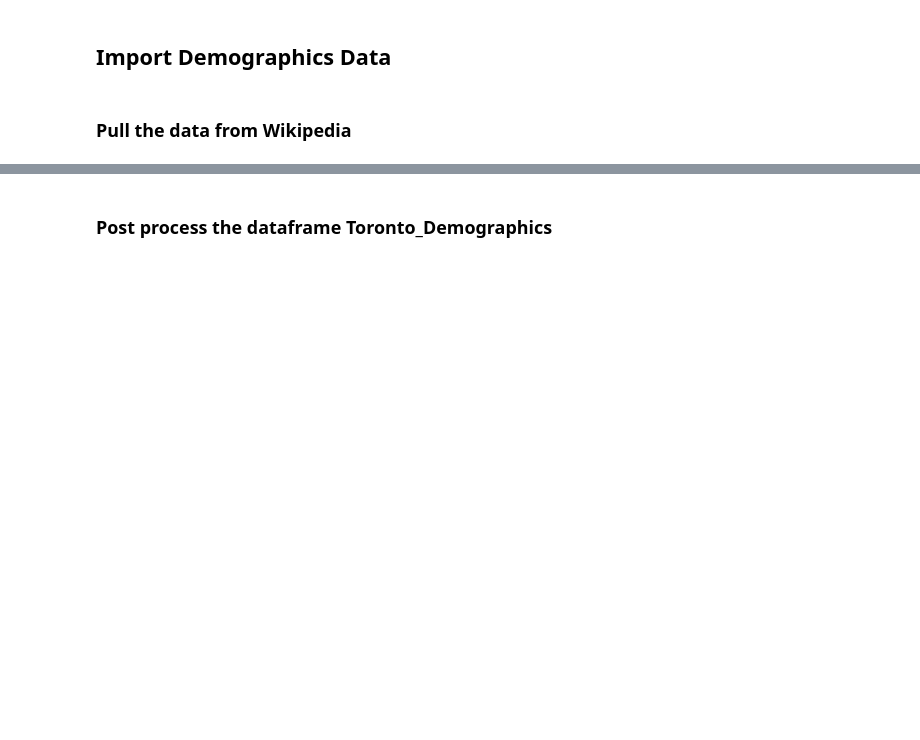
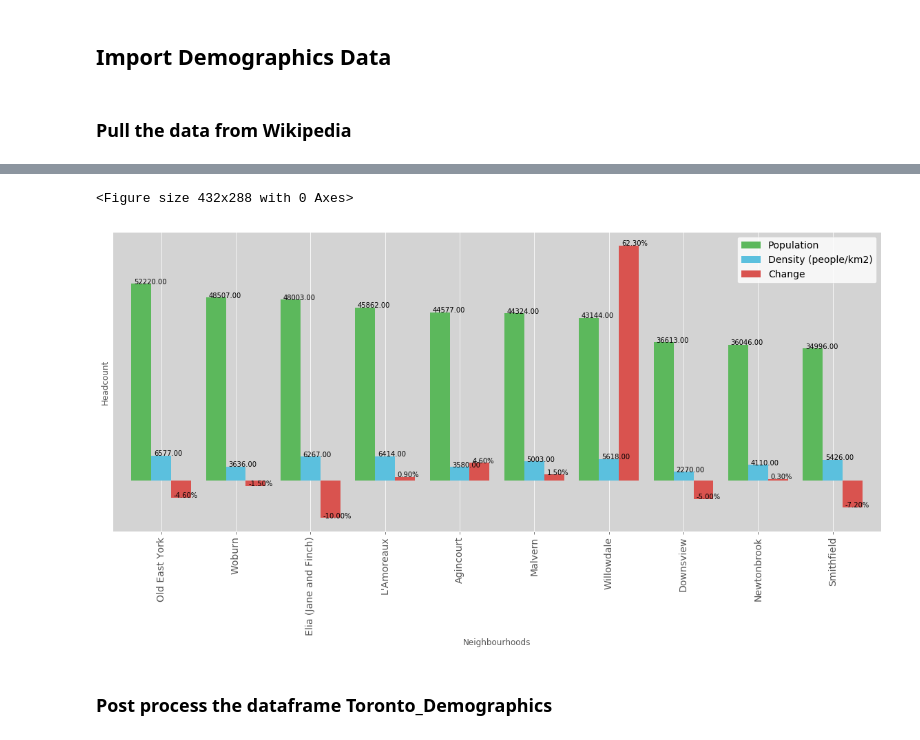
Before and after one commit to unixdev0/DataScience, a Jupyter notebook: IBM-Applied-DataScience-Capstone.ipynb, the cells around one changed output, grey strips where cells are left out. Drawn from its saved outputs; the diff is of its cells as text; code cells hidden in the pictures; blank space fills up the shorter version.

Commit message:
Add visualization

```diff
--- a/IBM-Applied-DataScience-Capstone.ipynb
+++ b/IBM-Applied-DataScience-Capstone.ipynb
@@ -238,0 +211,8 @@ Toronto_Demographics = pd.read_html(str(wikitables[1]), index_col=None, header=0
+# %%
+df_dens = pd.DataFrame(Toronto_Demographics[['Name','Land area (km2)', 'Average Income', 'Density (people/km2)', 'Population', '% Change in Population since 2001']])
+df_dens.drop([0], inplace=True)
+df_dens.rename(columns={'% Change in Population since 2001': 'Change'}, inplace=True)
+df_dens = df_dens.reset_index(drop=True)
+df_dens.set_index(['Name'], inplace=True)
+df_dens.apply(pd.to_numeric, errors='ignore')
+df_dens.head()
@@ -239,3 +227,38 @@ Toronto_Demographics = pd.read_html(str(wikitables[1]), index_col=None, header=0
+# %%
+df_dens['Change'] = df_dens['Change'].apply(lambda x: x * 1000)
+# %%
+%matplotlib inline
+import matplotlib as mpl
+import matplotlib.pyplot as plt
+
+mpl.style.use(['ggplot'])
+
+fig = plt.figure()
+ax = fig.add_subplot()
+colors = ['#5cb85c', '#5bc0de', '#d9534f']
+df_dens = df_dens.sort_values(['Population', 'Density (people/km2)'], ascending=False)
+ax = df_dens[['Population', 'Density (people/km2)', 'Change']][:10].plot(kind='bar', grid=True, color=colors, figsize=(20, 8), legend=True, fontsize=14, width=0.8)
+ax.set_facecolor('lightgray')
+legend = plt.legend(frameon = 1, fontsize=14)
+frame = legend.get_frame()
+frame.set_facecolor('white')
+plt.yticks([])
+plt.xlabel('Neighbourhoods')
+plt.ylabel('Headcount')
+plt.title('')
+x_offset = -0.1
+y_offset = 2
+for n, p in enumerate(ax.patches):
+    b = p.get_bbox()
+    val = "{:.2f}".format((b.y1 + b.y0) if n <=19 else (b.y1 + b.y0)/1000)
+    if n > 19:
+        val += '%'
+    ax.annotate(val, ((b.x0 + b.x1)/2 + x_offset, b.y1 + y_offset))
+
+plt.show()
+# %% [output]
+<Figure size 432x288 with 0 Axes>
+[figure, added]
 # %% [markdown]
 ### Post process the dataframe Toronto_Demographics
 # %%
```
Also changed, not shown: parts of 5 cells of this notebook.
